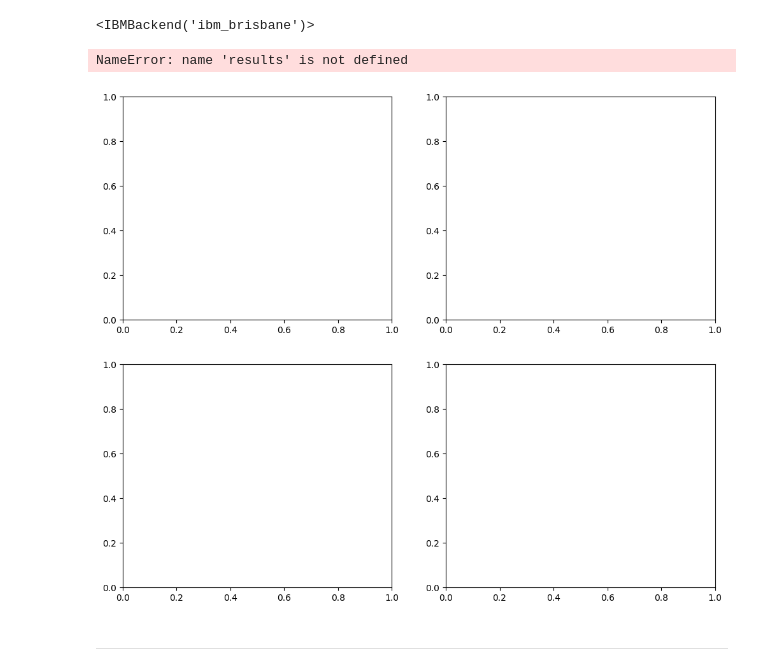
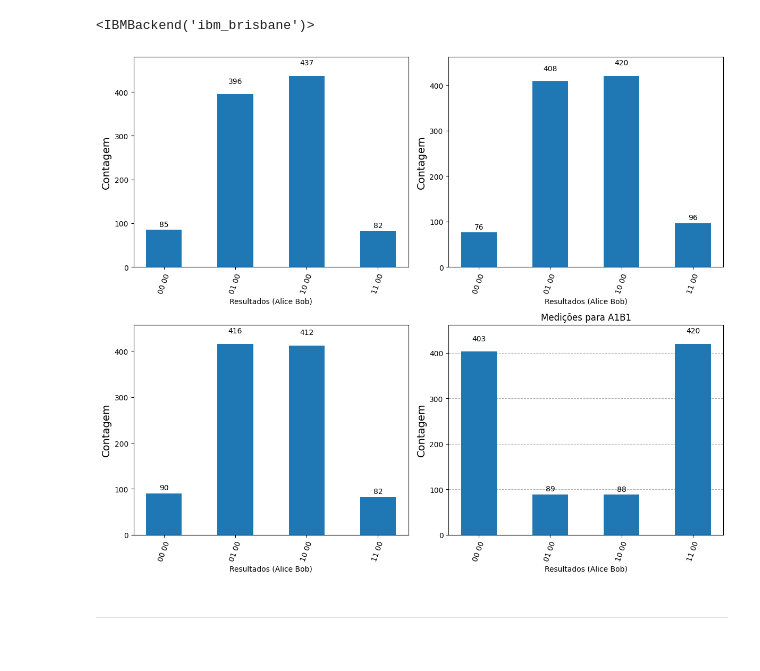
Before and after one commit to theianreis/Computa-o_qu-ntica, a Jupyter notebook: main/code/Algoritmos/Desigualdade_de_bell.ipynb/Primeiro_EME-Desigualdade_de_Bell_(Com Ruído).ipynb, the cells around one changed output. Saved outputs shown, nothing was run; the diff lists cells and outputs as text; code cells hidden in the pictures.

```diff
--- a/main/code/Algoritmos/Desigualdade_de_bell.ipynb/Primeiro_EME-Desigualdade_de_Bell_(Com Ruído).ipynb
+++ b/main/code/Algoritmos/Desigualdade_de_bell.ipynb/Primeiro_EME-Desigualdade_de_Bell_(Com Ruído).ipynb
@@ -112,24 +112,23 @@ for label, (theta_a, theta_b) in angles.items(): #Itera sobre cada par label e t
 # %%
 import matplotlib.pyplot as plt
 from qiskit.visualization import plot_histogram
 
 # Criar uma figura com 2x2 subplots
 fig, axs = plt.subplots(2, 2, figsize=(12, 10))
 
 # Converter os eixos para uma lista simples para facilitar o loop
 axs = axs.ravel()
 
 # Para cada configuração de ângulo, gerar o histograma correspondente
-for idx, (label, counts) in enumerate(results.items()):
+for idx, (label, counts) in enumerate(results_com_ruido.items()):
     plot_histogram(counts, ax=axs[idx], title=f'Medições para {label}')
     axs[idx].set_xlabel('Resultados (Alice Bob)')
     axs[idx].set_ylabel('Contagem')
 
 plt.tight_layout()
 plt.show()
 # %% [output]
-NameError: name 'results' is not defined
-[figure, old version]
+[figure, new version]
 # %% [markdown]
 ---
 # %% [markdown]
```
Also changed, not shown: parts of 1 cell of this notebook, 1 other file.
